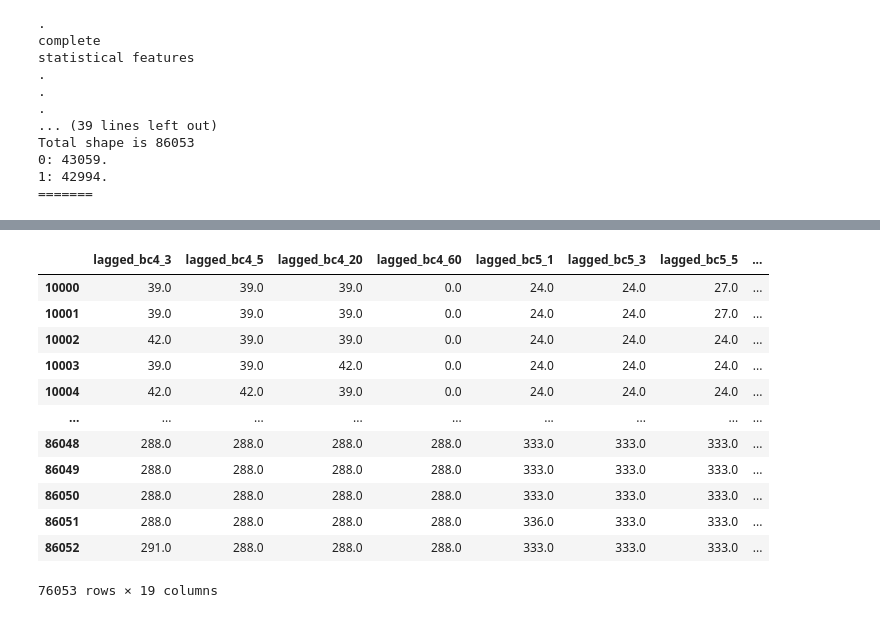
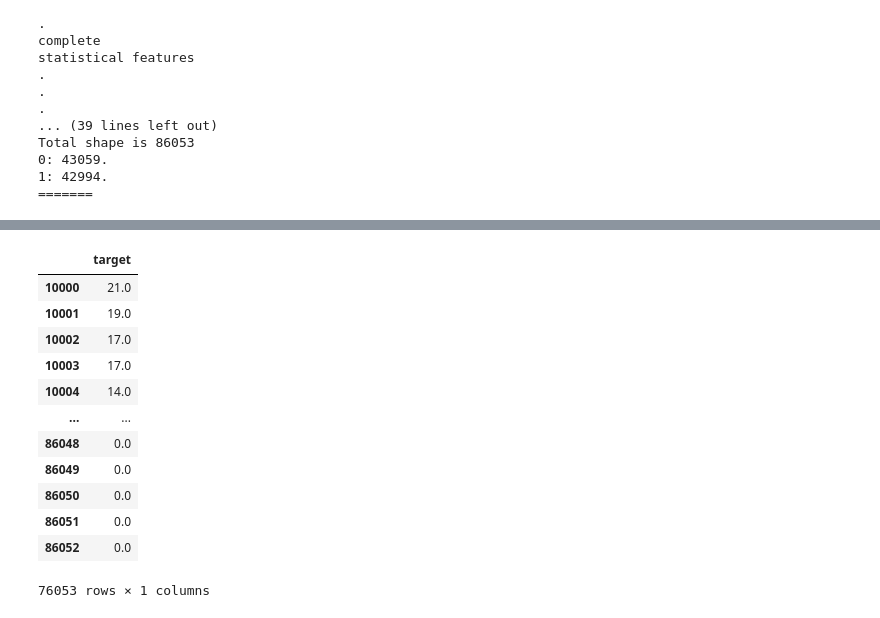
Before and after one commit to Liberatedwinner/rncTrainLSTM, a Jupyter notebook: code/Untitled.ipynb, the cells around one changed output, grey strips where cells are left out. Saved outputs shown, nothing was run; the diff lists cells and outputs as text; code cells hidden in the pictures.

```diff
--- a/code/Untitled.ipynb
+++ b/code/Untitled.ipynb
@@ -314,7 +314,7 @@ np.random.seed(20201005)
 
 #######
 # %%
-
+from scipy.stats import hmean
 predicted_step = 10
 
 def preprocessing(file_name):
@@ -354,7 +354,7 @@ def preprocessing(file_name):
     for i in range(1, 7):
         df[f'bc{i}'] = df[f'bc{i}'].str[:-5]
         df[f'bc{i}'] = df[f'bc{i}'].astype('float64')
-
+    df['harmonic_bc'] = hmean(df.loc[:, 'bc1':'bc6'], axis=1)
     return df
 
 
@@ -377,7 +377,13 @@ def data_concat(df_lst):
 
 ### TODO
 def feature_engineering(dataAll, predictStep=[10]):
+    """
+    Main function of this file. Indeed, this part proceeds the feature engineering.
 
+    :param dataAll: dataframe.
+    :param predictStep: array of timesteps.
+    :return: newdata: feature-selected dataframe array.
+    """
     FLAG = dataAll["FLAG"].unique()
     newData = []
 
@@ -408,12 +414,12 @@ def feature_engineering(dataAll, predictStep=[10]):
                                 laggingStep=[1, 3, 5, 20, 60])
 
         print('.')
-        for i in range(1, 7):
-            data = lagging_features(data,
-                                    name=f"bc{i}",
-                                    #laggingStep=list(range(1, 6)) + [20, 60])
-                                    #laggingStep=list(range(1, 11)) + [20, 30, 50, 80])
-                                    laggingStep=[1, 3, 5, 20, 60])
+        # for i in range(1, 7):
+        #     data = lagging_features(data,
+        #                             name=f"bc{i}",
+        #                             #laggingStep=list(range(1, 6)) + [20, 60])
+        #                             #laggingStep=list(range(1, 11)) + [20, 30, 50, 80])
+        #                             laggingStep=[1, 3, 5, 20, 60])
 
         print('.')
         data['speed_mult_0'] = data['actual speed']
@@ -451,6 +457,7 @@ def feature_engineering(dataAll, predictStep=[10]):
 
     return newData
 ### TODO
+
 
 
 def lagging_features(data,
@@ -531,8 +538,8 @@ if __name__ == "__main__":
     print("=======")
 
     dropList = ['train speed', "timeStep", "hour", "dayOfWeek", "rest", "day", "timeFlag", 'speed_mult_0']
-    #for i in range(1, 7):
-     #   dropList.append(f'bc{i}')
+    for i in range(1, 7):
+        dropList.append(f'bc{i}')
     # dropList.append('motoring')
     # dropList.append('braking')
     newData.drop(dropList, axis=1, inplace=True)
@@ -573,17 +580,17 @@ newData
 # %%
-columns = newData.iloc[10000:, 61:80]
+columns = newData.iloc[10000:, 80:]
 columns
 # %% [output]
-|  | lagged_bc4_3 | lagged_bc4_5 | lagged_bc4_20 | lagged_bc4_60 | lagged_bc5_1 | lagged_bc5_3 | lagged_bc5_5 | ... |
-| 10000 | 39.0 | 39.0 | 39.0 | 0.0 | 24.0 | 24.0 | 27.0 | ... |
-| 10001 | 39.0 | 39.0 | 39.0 | 0.0 | 24.0 | 24.0 | 27.0 | ... |
-| 10002 | 42.0 | 39.0 | 39.0 | 0.0 | 24.0 | 24.0 | 24.0 | ... |
-| 10003 | 39.0 | 39.0 | 42.0 | 0.0 | 24.0 | 24.0 | 24.0 | ... |
-| 10004 | 42.0 | 42.0 | 39.0 | 0.0 | 24.0 | 24.0 | 24.0 | ... |
-| ... | ... | ... | ... | ... | ... | ... | ... | ... |
-| 86048 | 288.0 | 288.0 | 288.0 | 288.0 | 333.0 | 333.0 | 333.0 | ... |
-| 86049 | 288.0 | 288.0 | 288.0 | 288.0 | 333.0 | 333.0 | 333.0 | ... |
-| 86050 | 288.0 | 288.0 | 288.0 | 288.0 | 333.0 | 333.0 | 333.0 | ... |
-| 86051 | 288.0 | 288.0 | 288.0 | 288.0 | 336.0 | 333.0 | 333.0 | ... |
-| 86052 | 291.0 | 288.0 | 288.0 | 288.0 | 333.0 | 333.0 | 333.0 | ... |
+|  | target |
+| 10000 | 21.0 |
+| 10001 | 19.0 |
+| 10002 | 17.0 |
+| 10003 | 17.0 |
+| 10004 | 14.0 |
+| ... | ... |
+| 86048 | 0.0 |
+| 86049 | 0.0 |
+| 86050 | 0.0 |
+| 86051 | 0.0 |
+| 86052 | 0.0 |
-76053 rows × 19 columns
+76053 rows × 1 columns
```
Also changed, not shown: parts of 1 cell of this notebook.
